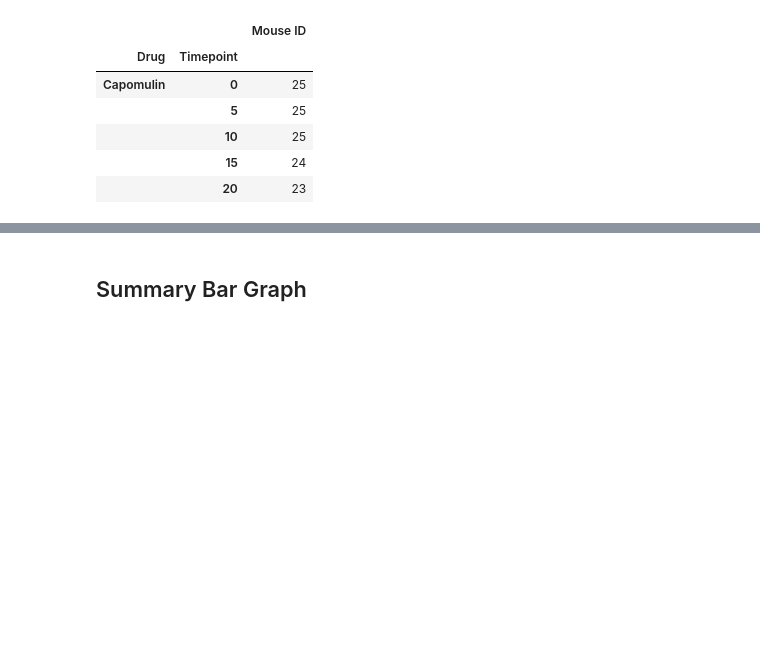
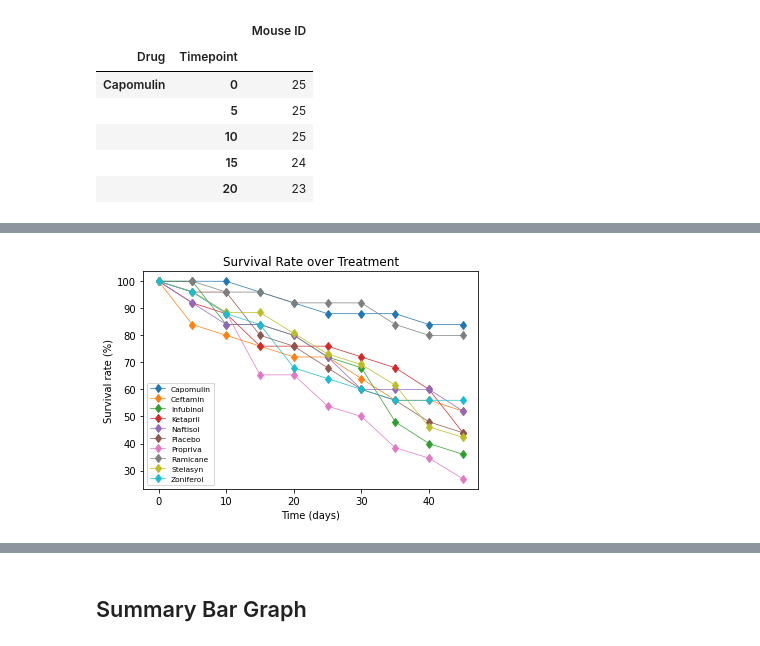
Before and after one commit to TheoF-C/matplotlib-challenge, a Jupyter notebook: Pymaceuticals/pymaceuticals_starter.ipynb, the cells around one changed output, grey strips where cells are left out. Saved outputs shown, nothing was run; the diff lists cells and outputs as text; code cells hidden in the pictures; blank space fills up the shorter version.

```diff
--- a/Pymaceuticals/pymaceuticals_starter.ipynb
+++ b/Pymaceuticals/pymaceuticals_starter.ipynb
@@ -230,3 +215,25 @@ plt.show()
+# %%
+# Normalize data frame
+for c in survival_group.columns:
+    survival_group[c] *= 100 / survival_group[c][0]
+
+# Generate the Plot (Accounting for percentages)
+for drug in survival_group.columns:
+    plt.errorbar(survival_group.index, survival_group[drug], marker="d", linewidth=0.70)
+
+# Labeling plot
+plt.title('Survival Rate over Treatment')
+plt.ylabel('Survival rate (%)')
+plt.xlabel('Time (days)')
+plt.legend(survival_group.columns, loc='lower left', prop={'size': 7.5})
+
+# Save the Figure
+plt.savefig('SurvivalRate.png')
+
+# Show the Figure
+plt.show()
+# %% [output]
+[figure, added]
 # %% [markdown]
 ![Metastatic Spread During Treatment](../Images/survival.png)
 # %% [markdown]
```
Also changed, not shown: parts of 2 cells of this notebook, 1 other file.
